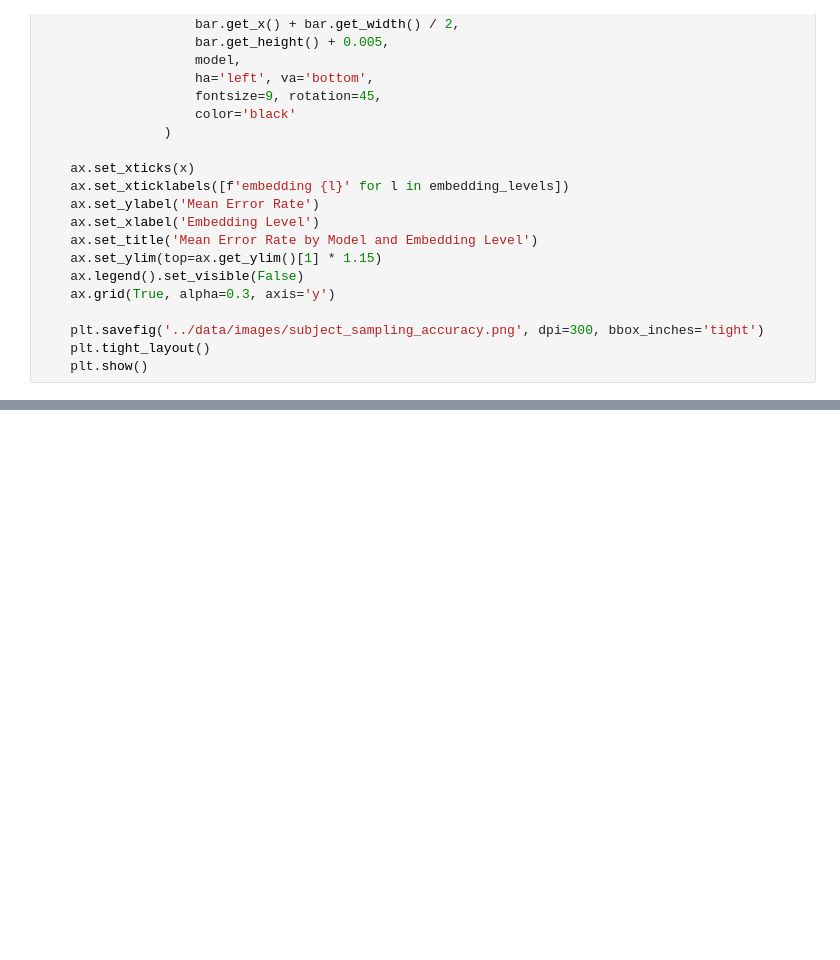
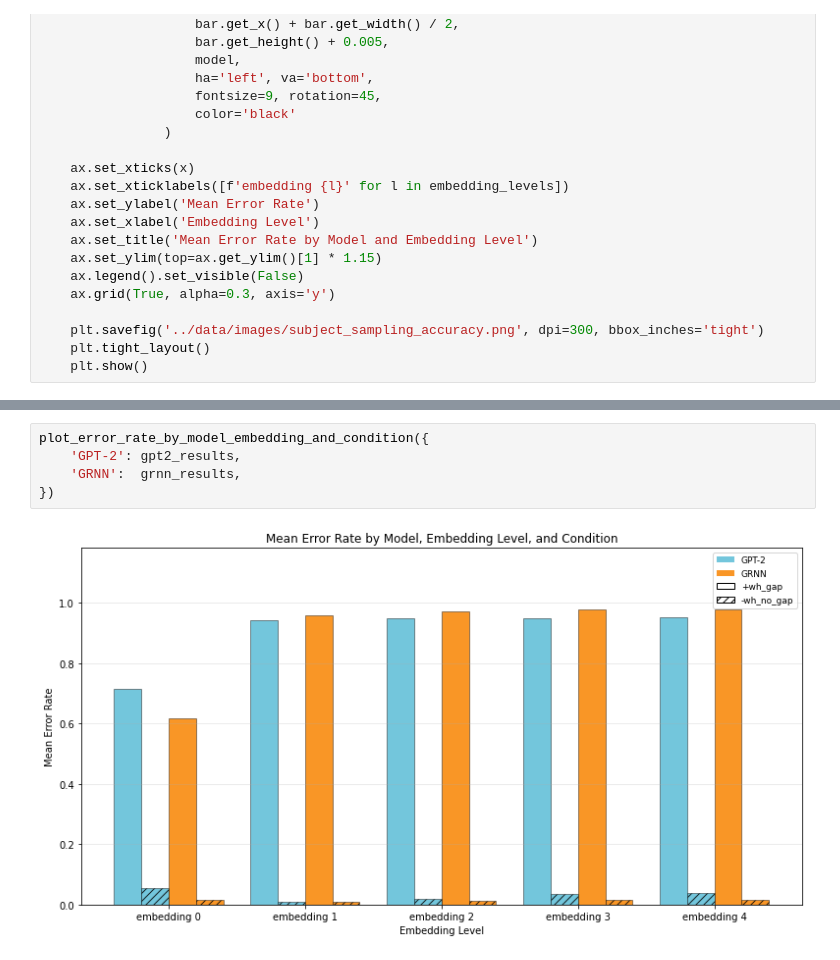
Before and after one commit to marrsia/ucl-fgd, a Jupyter notebook: notebooks/subject_next_token_sampling_analysis.ipynb, the cells around one changed output, grey strips where cells are left out. Drawn from its saved outputs; the diff is of its cells as text; blank space fills up the shorter version.

```diff
--- a/notebooks/subject_next_token_sampling_analysis.ipynb
+++ b/notebooks/subject_next_token_sampling_analysis.ipynb
@@ -345,0 +433,7 @@ No artists with labels found to put in legend.  Note that artists whose label st
+# %%
+plot_error_rate_by_model_embedding_and_condition({
+    'GPT-2': gpt2_results,
+    'GRNN':  grnn_results,
+})
+# %% [output]
+[figure, added]
```
Also changed, not shown: parts of 7 cells of this notebook, 27 other files.
